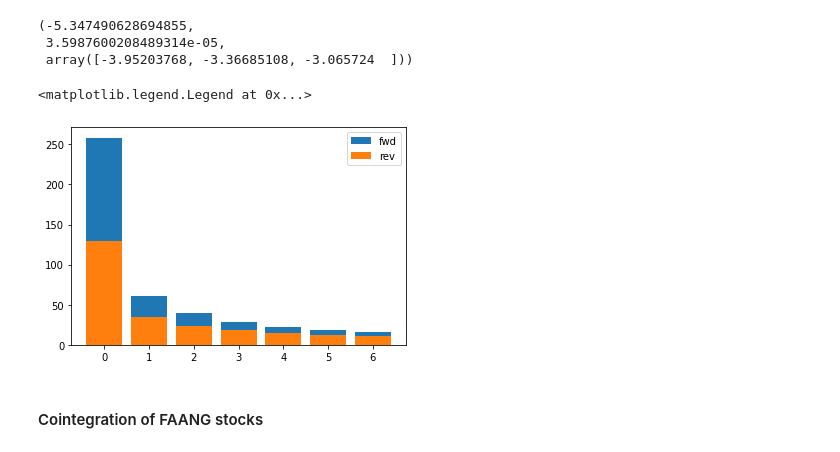
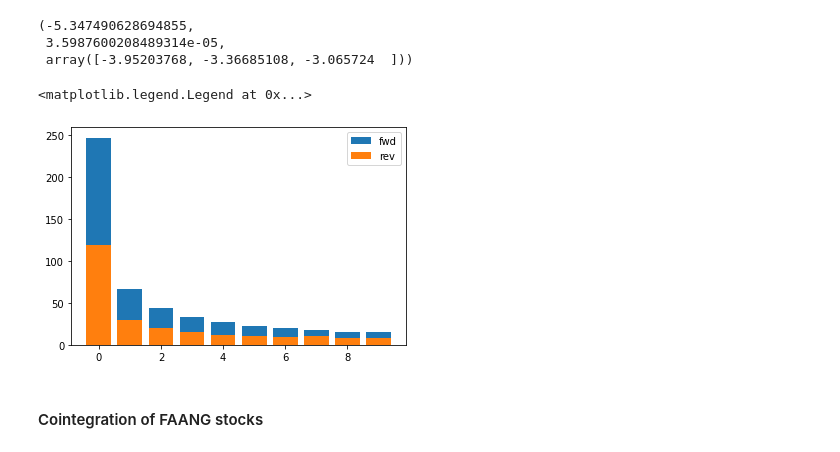
Before and after one commit to rodler/quantinsti_statarb, a Jupyter notebook: PCA_2.ipynb, the cells around one changed output. Saved outputs shown, nothing was run; the diff lists cells and outputs as text; code cells hidden in the pictures.

```diff
--- a/PCA_2.ipynb
+++ b/PCA_2.ipynb
@@ -291,26 +292,26 @@ coint(X,Y)
 # %%
 X,Y = make_coint_0(200,T0=[50,50],c=[0.8,0.6])
 
-lags = 7
+lags = 10
 
 # Calculating the EG-Test in one direction
 result = grangercausalitytests(np.array([X,Y]).T, lags, verbose=False)
 
 # Extracting results
 res_fwd = [(list(result.values())[lag][0]['ssr_ftest'][0]) for lag in range(lags)]
 
 # Calculating the EG-Test in reverse direction
 result = grangercausalitytests(np.array([Y,X]).T, lags, verbose=False)
 
 # Extracting results
 res_rev = [(list(result.values())[lag][0]['ssr_ftest'][0]) for lag in range(lags)]
 
 plt.bar(range(lags),res_fwd,label='fwd')
 plt.bar(range(lags),res_rev,label='rev')
 plt.legend()
 # %% [output]
 <matplotlib.legend.Legend at 0x...>
-[figure, old version]
+[figure, new version]
 # %% [markdown]
 #### Cointegration of FAANG stocks
 # %%
```
Also changed, not shown: parts of 5 cells of this notebook.
